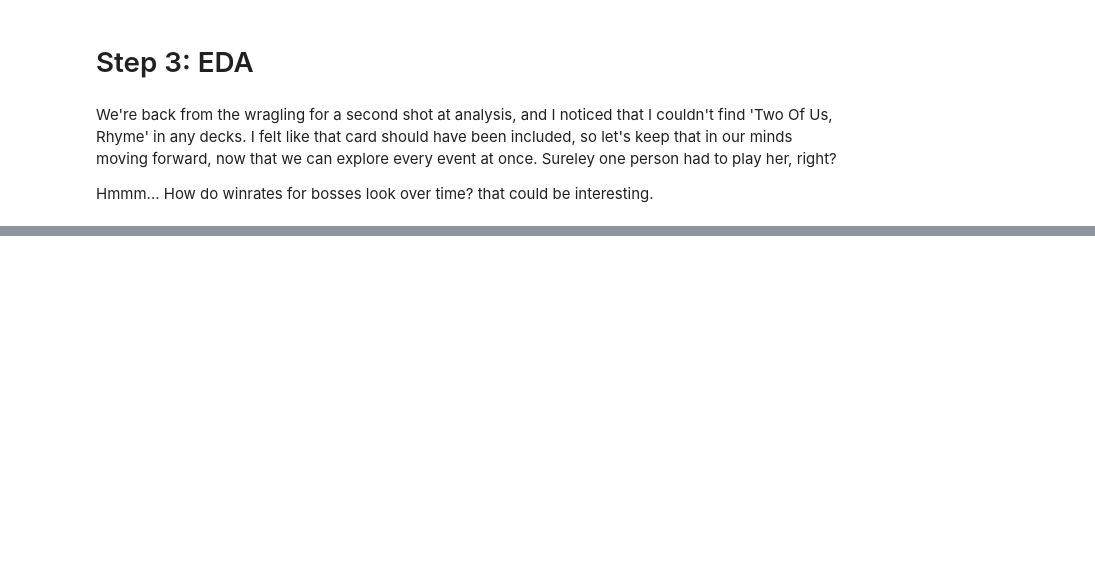
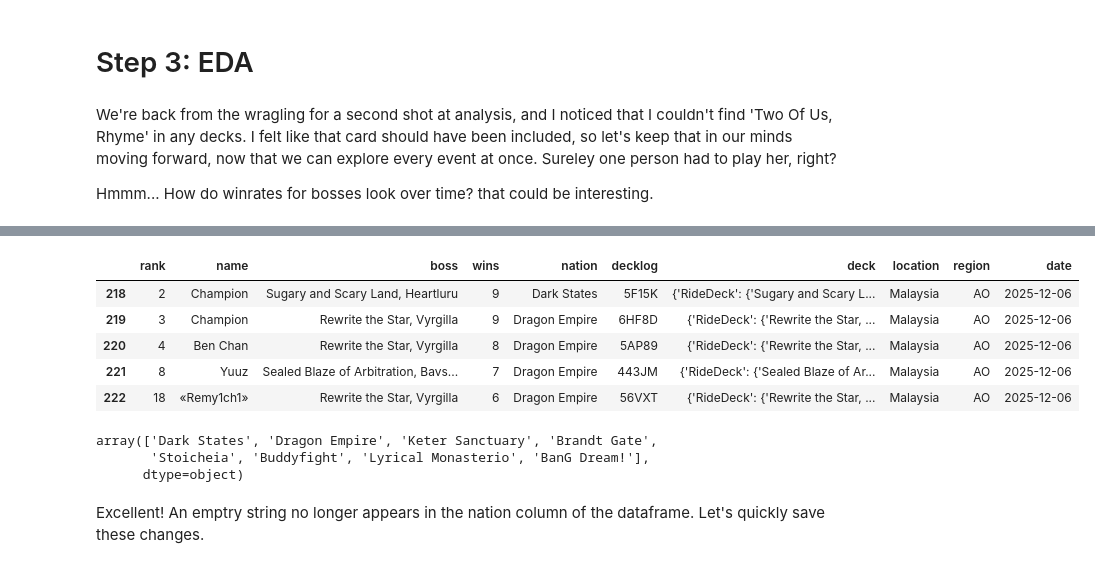
Before and after one commit to Silver-Sapphire/BCSanalysis, a Jupyter notebook: BCSdata.ipynb, the cells around one changed output, grey strips where cells are left out. Cells and saved outputs as stored; diff of their text form; code cells hidden in the pictures; blank space fills up the shorter version.

```diff
--- a/BCSdata.ipynb
+++ b/BCSdata.ipynb
@@ -128,0 +308,29 @@ SyntaxError: invalid syntax (4058584634.py, line 1)
+# %%
+nations = {
+    "Sealed Blaze of Arbitration, Bavsargra Aksayya": "Dragon Empire",
+    "Rewrite the Star, Vyrgilla": "Dragon Empire",
+    "Sugary and Scary Land, Heartluru": "Dark States",
+    "Omniscience Regalia, Minerva": "Keter Sanctuary",
+    "Keeper of the Moon Gate, Veissrugr": "Brandt Gate",
+    "Fountain of Knowledge, Eva": "Brandt Gate"
+}
+for i, row in df_mal.iterrows():
+   df_mal.loc[i, 'nation'] = nations[row.boss]
+
+df_mal.head()
+# %% [output]
+|  | rank | name | boss | wins | nation | decklog | deck | location | region | date |
+| 218 | 2 | Champion | Sugary and Scary Land, Heartluru | 9 | Dark States | 5F15K | {'RideDeck': {'Sugary and Scary L... | Malaysia | AO | 2025-12-06 |
+| 219 | 3 | Champion | Rewrite the Star, Vyrgilla | 9 | Dragon Empire | 6HF8D | {'RideDeck': {'Rewrite the Star, ... | Malaysia | AO | 2025-12-06 |
+| 220 | 4 | Ben Chan | Rewrite the Star, Vyrgilla | 8 | Dragon Empire | 5AP89 | {'RideDeck': {'Rewrite the Star, ... | Malaysia | AO | 2025-12-06 |
+| 221 | 8 | Yuuz | Sealed Blaze of Arbitration, Bavs... | 7 | Dragon Empire | 443JM | {'RideDeck': {'Sealed Blaze of Ar... | Malaysia | AO | 2025-12-06 |
+| 222 | 18 | «Remy1ch1» | Rewrite the Star, Vyrgilla | 6 | Dragon Empire | 56VXT | {'RideDeck': {'Rewrite the Star, ... | Malaysia | AO | 2025-12-06 |
+# %%
+df2.iloc[df_mal.index] = df_mal
+df2.nation.unique()
+# %% [output]
+array(['Dark States', 'Dragon Empire', 'Keter Sanctuary', 'Brandt Gate',
+       'Stoicheia', 'Buddyfight', 'Lyrical Monasterio', 'BanG Dream!'],
+      dtype=object)
+# %% [markdown]
+Excellent! An emptry string no longer appears in the nation column of the dataframe. Let's quickly save these changes.
```
Also changed, not shown: parts of 28 cells of this notebook.
